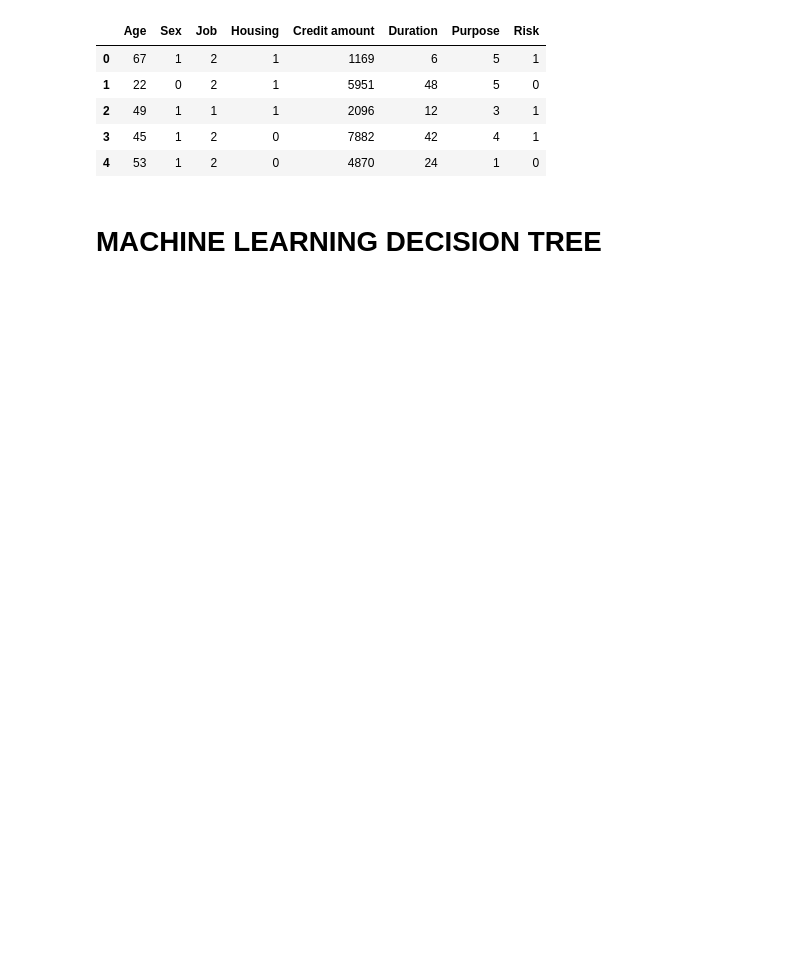
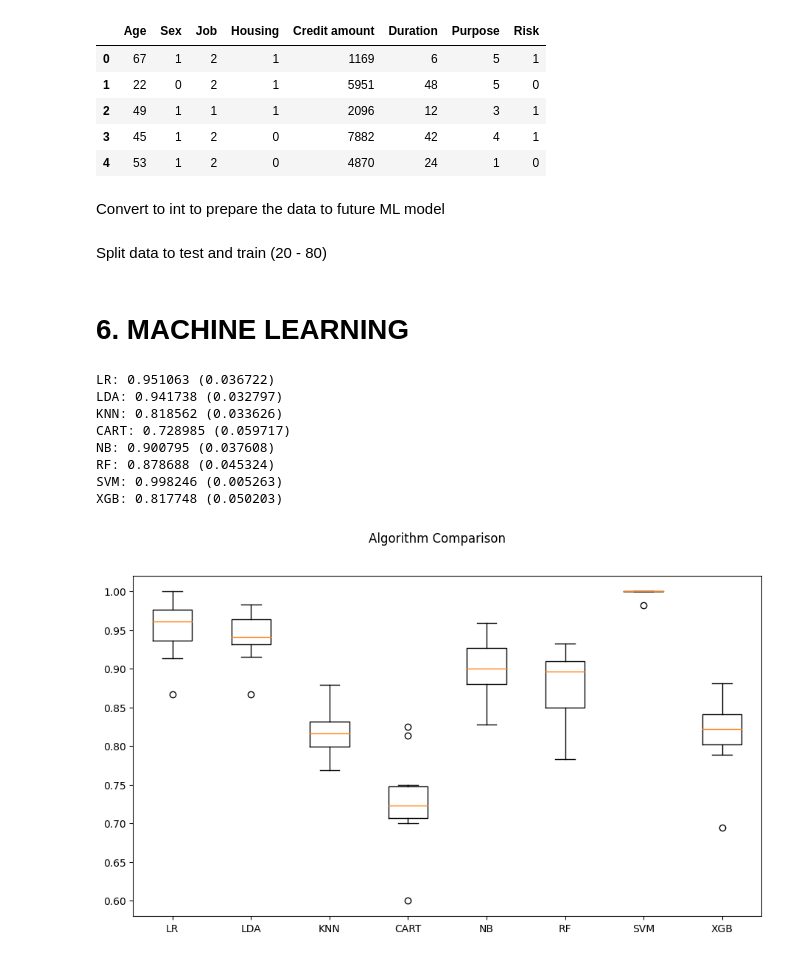
Before and after one commit to hippo2311/Credit_Risk_Analytics, a Jupyter notebook: Credit_Risk_Prediction.ipynb, the cells around one changed output. Saved outputs shown, nothing was run; the diff lists cells and outputs as text; code cells hidden in the pictures; blank space fills up the shorter version.

```diff
--- a/Credit_Risk_Prediction.ipynb
+++ b/Credit_Risk_Prediction.ipynb
@@ -866,0 +1041,2 @@ y = org_df['Risk'].values
+# %% [markdown]
+Convert to int to prepare the data to future ML model
@@ -867,2 +1050,4 @@ y = org_df['Risk'].values
+# %% [markdown]
+Split data to test and train (20 - 80)
 # %% [markdown]
-# **MACHINE LEARNING DECISION TREE**
+# **6. MACHINE LEARNING**
@@ -875,0 +1054,46 @@ model = clf.fit(X, y)
+# %%
+# @title
+# to feed the random state
+seed = 7
+
+# prepare models
+models = []
+models.append(('LR', LogisticRegression()))
+models.append(('LDA', LinearDiscriminantAnalysis()))
+models.append(('KNN', KNeighborsClassifier()))
+models.append(('CART', DecisionTreeClassifier()))
+models.append(('NB', GaussianNB()))
+models.append(('RF', RandomForestClassifier()))
+models.append(('SVM', SVC(gamma='auto')))
+models.append(('XGB', XGBClassifier()))
+
+# evaluate each model in turn
+results = []
+names = []
+scoring = 'recall'
+
+for name, model in models:
+        kfold = KFold(n_splits=10, random_state=seed, shuffle=True) # Added shuffle=True to fix the error
+        cv_results = cross_val_score(model, X_train, y_train, cv=kfold, scoring=scoring)
+        results.append(cv_results)
+        names.append(name)
+        msg = "%s: %f (%f)" % (name, cv_results.mean(), cv_results.std())
+        print(msg)
+
+# boxplot algorithm comparison
+fig = plt.figure(figsize=(11,6))
+fig.suptitle('Algorithm Comparison')
+ax = fig.add_subplot(111)
+plt.boxplot(results)
+ax.set_xticklabels(names)
+plt.show()
+# %% [output]
+LR: 0.951063 (0.036722)
+LDA: 0.941738 (0.032797)
+KNN: 0.818562 (0.033626)
+CART: 0.728985 (0.059717)
+NB: 0.900795 (0.037608)
+RF: 0.878688 (0.045324)
+SVM: 0.998246 (0.005263)
+XGB: 0.817748 (0.050203)
+[figure, added]
```
Also changed, not shown: parts of 71 cells of this notebook.
